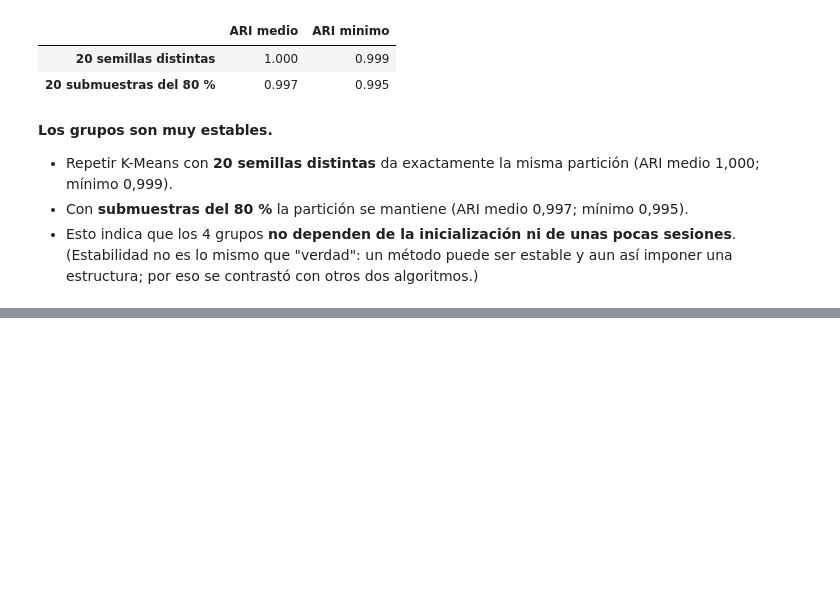
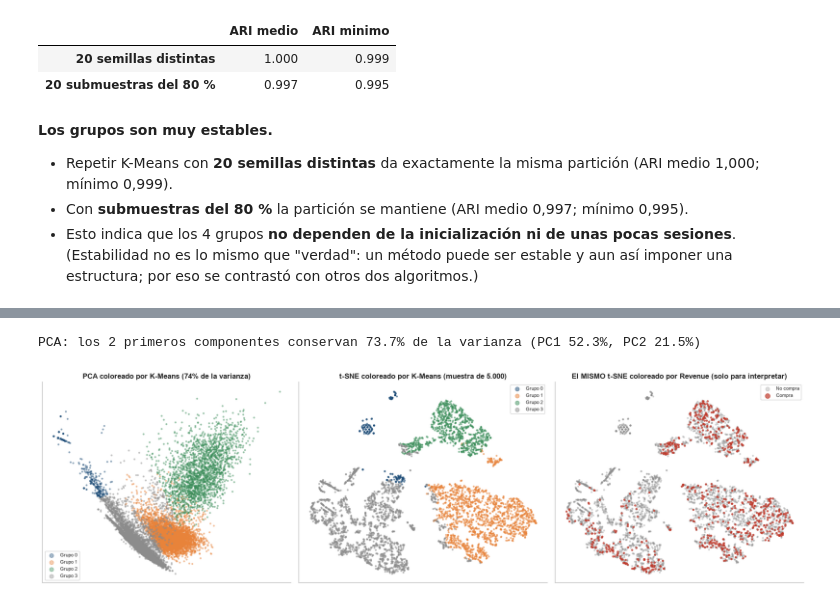
Before and after one commit to Xantyagoh/grupo3-ml-intencion-compra, a Jupyter notebook: evaluacion 4/notebooks/04_no_supervisado.ipynb, the cells around one changed output, grey strips where cells are left out. Cells and saved outputs as stored; diff of their text form; code cells hidden in the pictures; blank space fills up the shorter version.

Commit message:
no supervisado: visualizacion con PCA y t-SNE, perfiles de segmentos y relacion con Revenue

```diff
--- a/evaluacion 4/notebooks/04_no_supervisado.ipynb
+++ b/evaluacion 4/notebooks/04_no_supervisado.ipynb
@@ -200,0 +207,36 @@ estab
+# %%
+from sklearn.decomposition import PCA
+from sklearn.manifold import TSNE
+
+pca = PCA(n_components=2, random_state=SEMILLA).fit(X)
+Z_pca = pca.transform(X)
+print(f'PCA: los 2 primeros componentes conservan {pca.explained_variance_ratio_.sum():.1%} de la varianza '
+      f'(PC1 {pca.explained_variance_ratio_[0]:.1%}, PC2 {pca.explained_variance_ratio_[1]:.1%})')
+
+# t-SNE es costoso: se usa una muestra aleatoria de 5.000 sesiones (se declara en el grafico)
+rng = np.random.default_rng(SEMILLA)
+idx = rng.choice(len(X), 5000, replace=False)
+Z_tsne = TSNE(n_components=2, perplexity=40, init='pca', random_state=SEMILLA).fit_transform(X[idx])
+# %% [output]
+PCA: los 2 primeros componentes conservan 73.7% de la varianza (PC1 52.3%, PC2 21.5%)
+# %%
+lab = etiquetas['K-Means']
+paleta = [AZUL, NARANJA, VERDE, GRIS]
+fig, axs = plt.subplots(1, 3, figsize=(18, 5.2))
+for g in range(K):
+    m = lab == g
+    axs[0].scatter(Z_pca[m, 0], Z_pca[m, 1], s=5, alpha=.4, color=paleta[g], label=f'Grupo {g}')
+    mt = lab[idx] == g
+    axs[1].scatter(Z_tsne[mt, 0], Z_tsne[mt, 1], s=5, alpha=.5, color=paleta[g], label=f'Grupo {g}')
+axs[0].set_title(f'PCA coloreado por K-Means ({pca.explained_variance_ratio_.sum():.0%} de la varianza)')
+axs[1].set_title('t-SNE coloreado por K-Means (muestra de 5.000)')
+rev = df['Revenue'].values
+axs[2].scatter(Z_tsne[rev[idx] == 0, 0], Z_tsne[rev[idx] == 0, 1], s=5, alpha=.3, color=GRIS, label='No compra')
+axs[2].scatter(Z_tsne[rev[idx] == 1, 0], Z_tsne[rev[idx] == 1, 1], s=7, alpha=.7, color=ROJO, label='Compra')
+axs[2].set_title('El MISMO t-SNE coloreado por Revenue (solo para interpretar)')
+for a in axs: a.legend(markerscale=3, fontsize=8); a.set_xticks([]); a.set_yticks([])
+plt.tight_layout()
+plt.savefig(FIG / '04_proyecciones_pca_tsne.png', dpi=150, bbox_inches='tight')
+plt.show()
+# %% [output]
+[figure, added]
```
Also changed, not shown: parts of 9 cells of this notebook, 8 other files.
